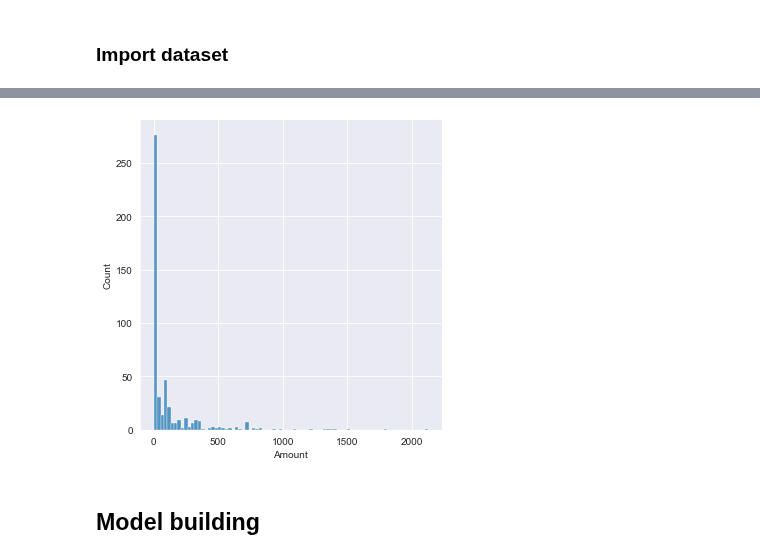
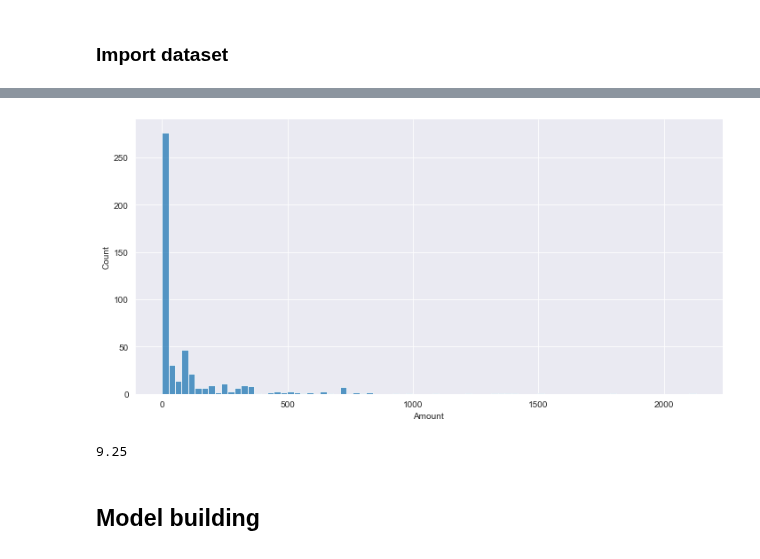
Before and after one commit to alfredomarinus/portfolio, a Jupyter notebook: Credit Card Fraud Detection/notebook.ipynb, the cells around one changed output, grey strips where cells are left out. Saved outputs shown, nothing was run; the diff lists cells and outputs as text; code cells hidden in the pictures.

```diff
--- a/Credit Card Fraud Detection/notebook.ipynb
+++ b/Credit Card Fraud Detection/notebook.ipynb
@@ -84,11 +84,14 @@ Amount    0.0
 Class     0.0
 dtype: float64
 # %%
-sns.displot(df[df['Class']==1]['Amount']);
+sns.displot(df[df['Class']==1]['Amount'], height=5, aspect=2);
 # %% [output]
-[figure, old version]
+[figure, new version]
 # %%
 fraud_cost = round(df[df['Class']==1]['Amount'].median(), 2)
+fraud_cost
+# %% [output]
+9.25
 # %% [markdown]
 ## Model building
 # %%
```
